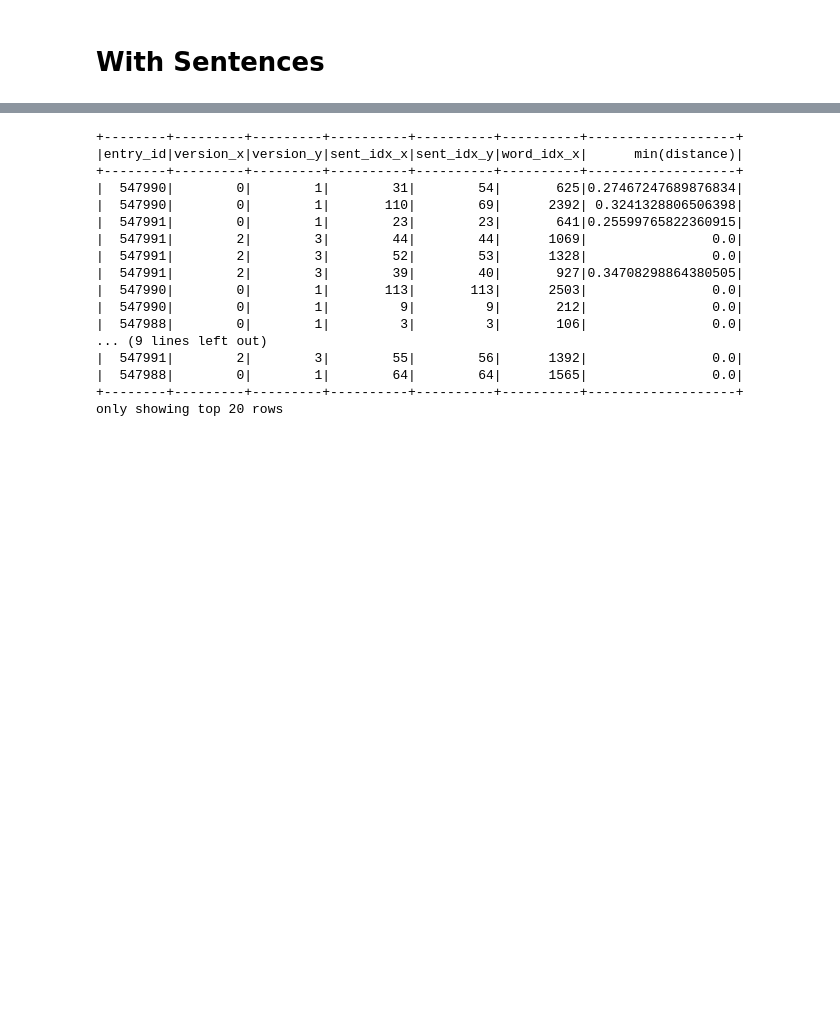
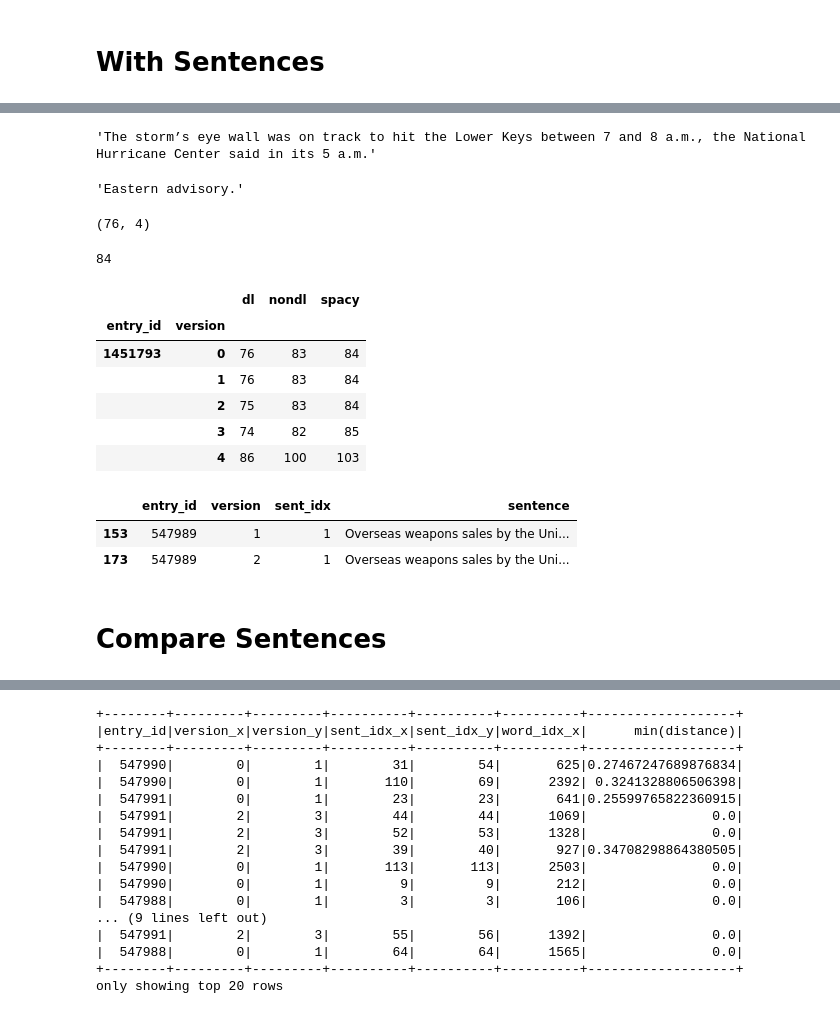
Before and after one commit to alex2awesome/edit-pathways, a Jupyter notebook: notebooks/2021-04-11_spark-nlp.ipynb, the cells around one changed output, grey strips where cells are left out. Cells and saved outputs as stored; diff of their text form; code cells hidden in the pictures; blank space fills up the shorter version.

```diff
--- a/notebooks/2021-04-11_spark-nlp.ipynb
+++ b/notebooks/2021-04-11_spark-nlp.ipynb
@@ -48,14 +48,19 @@ import pyspark.sql.functions as F
 # import unidecode
 
 # conn = sqlite3.connect('../data/diffengine-diffs/db/newssniffer-nytimes.db')
-conn = sqlite3.connect('newssniffer-nytimes.db')
+with sqlite3.connect('newssniffer-nytimes.db') as conn:
 
-df = pd.read_sql('''
-     SELECT * from entryversion
-     WHERE entry_id IN (SELECT distinct entry_id FROM entryversion LIMIT 5)
- ''', con=conn)
+    # df = pd.read_sql('''
+    #      SELECT * from entryversion
+    #      WHERE entry_id IN (SELECT distinct entry_id FROM entryversion LIMIT 2)
+    #  ''', con=conn)
 
-df = df.assign(summary=lambda df: df['summary'].str.replace('</p><p>', ' '))
+    df = pd.read_sql('''
+         SELECT * from entryversion
+         WHERE entry_id IN (1951413, 1952324, 1969148, 1451793, 1938021)
+     ''', con=conn)
+
+    df = df.assign(summary=lambda df: df['summary'].str.replace('</p><p>', ' '))
 # %%
 sdf = spark.createDataFrame(df)
 # %% [markdown]
@@ -275,0 +356,4 @@ joined_df = (
+# %%
+sent_dfp_nondl = sentence_splitter_pipeline.fit(sdf).transform(sdf).toPandas()
+# %%
+sent_dfp_dl = sentence_splitter_pipeline.fit(sdf).transform(sdf).toPandas()
@@ -275,0 +364,53 @@ joined_df = (
+# %%
+sent_dfp_nondl.head()['sentence'].iloc[1]
+# %% [output]
+'The storm’s eye wall was on track to hit the Lower Keys between 7 and 8 a.m., the National Hurricane Center said in its 5 a.m.'
+# %%
+sent_dfp_nondl.head()['sentence'].iloc[2]
+# %% [output]
+'Eastern advisory.'
+# %%
+(sent_dfp_dl
+ .loc[lambda df: df['entry_id'] == 1451793]
+ .loc[lambda df: df['version'] == 0].shape
+)
+# %% [output]
+(76, 4)
+# %%
+len(unp.split_sents(df.loc[0]['summary']))
+# %% [output]
+84
+# %%
+num_sents = []
+for entry_id, version, text in tqdm(df[['entry_id', 'version', 'summary']].itertuples(index=False), total=len(df)):
+    num_sents.append({
+        'entry_id': entry_id,
+        'version': version,
+        'num_sents': len(unp.split_sents(text))
+    })
+# %%
+pd.concat([
+    sent_dfp_dl.groupby(['entry_id', 'version']).apply(lambda df: len(df)).to_frame('dl'),
+    sent_dfp_nondl.groupby(['entry_id', 'version']).apply(lambda df: len(df)).to_frame('nondl'),
+    pd.DataFrame(num_sents).set_index(['entry_id', 'version'])['num_sents'].to_frame('spacy')
+], axis=1).head()
+# %% [output]
+|  |  | dl | nondl | spacy |
+| entry_id | version |  |  |  |
+| 1451793 | 0 | 76 | 83 | 84 |
+|  | 1 | 76 | 83 | 84 |
+|  | 2 | 75 | 83 | 84 |
+|  | 3 | 74 | 82 | 85 |
+|  | 4 | 86 | 100 | 103 |
+# %%
+(sent_dfp
+ .loc[lambda df: df['entry_id'] == 547989]
+ .loc[lambda df: df['version'].isin([1, 2])]
+ .loc[lambda df: df['sent_idx'] == 1]
+)
+# %% [output]
+|  | entry_id | version | sent_idx | sentence |
+| 153 | 547989 | 1 | 1 | Overseas weapons sales by the Uni... |
+| 173 | 547989 | 2 | 1 | Overseas weapons sales by the Uni... |
+# %% [markdown]
+# Compare Sentences
```
Also changed, not shown: parts of 22 cells of this notebook.
